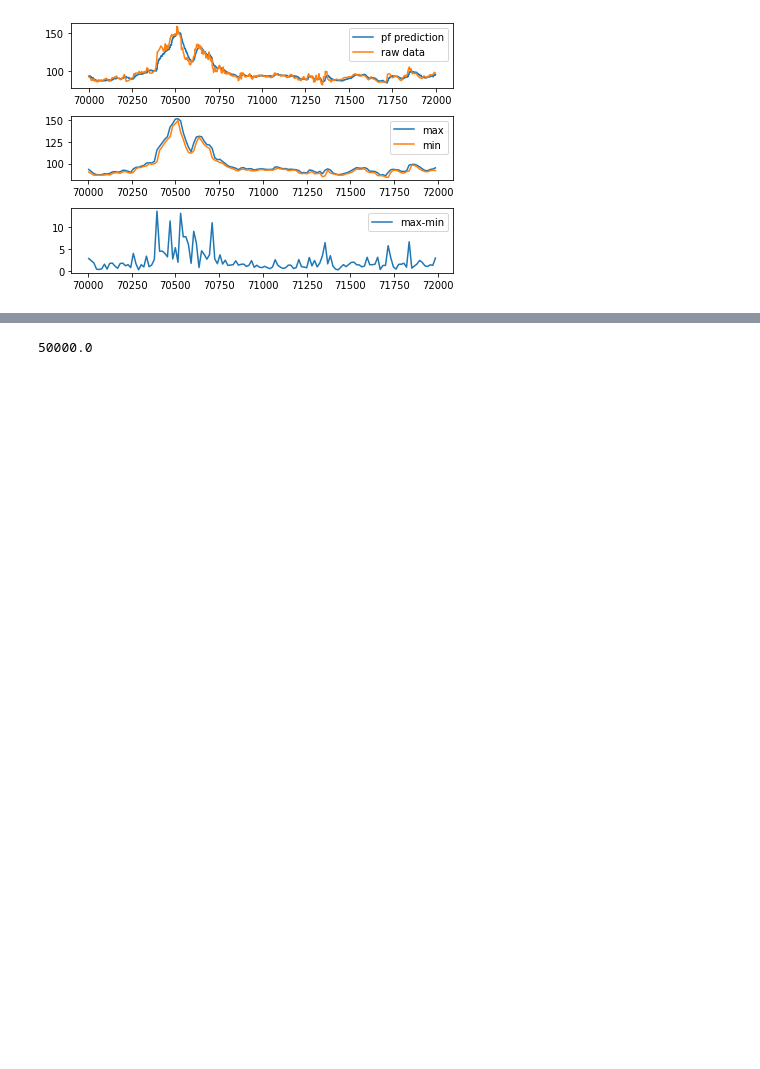
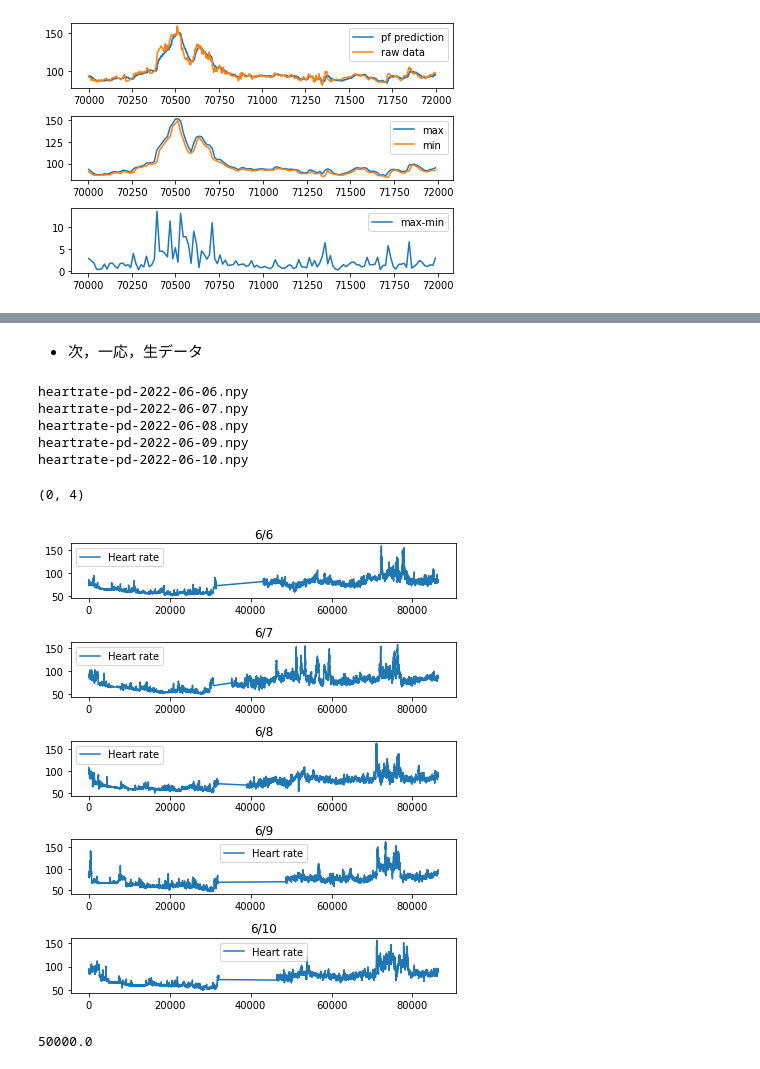
Before and after one commit to tullio/FitbitWebAPI, a Jupyter notebook: PF確認.ipynb, the cells around one changed output, grey strips where cells are left out. Drawn from its saved outputs; the diff is of its cells as text; code cells hidden in the pictures; blank space fills up the shorter version.

```diff
--- a/PF確認.ipynb
+++ b/PF確認.ipynb
@@ -66,3 +125,35 @@ fig.tight_layout()
+# %% [markdown]
+- 次，一応，生データ
+# %%
+import os
+start=6
+duration=5
+interval = range(start, start + duration)
+sleeppcs = np.empty((0, 4))
+index = 0
+fig = plt.figure(figsize=(6, 7))
+for i in interval:
+    filename = "heartrate-pd-2022-06-{:02d}.npy".format(i)
+    print(filename)
+    if os.path.exists(filename):
+        rawpc=np.load(filename).T
+
+    ax=fig.add_subplot(duration, 1, index+1)
+    ax.plot(rawpc[:, 0], rawpc[:, 1], label="Heart rate")
+
+    ax.legend()
+    ax.set_title("6/{}".format(i))
+    index += 1
+fig.tight_layout()
+sleeppcs.shape
+# %% [output]
+heartrate-pd-2022-06-06.npy
+heartrate-pd-2022-06-07.npy
+heartrate-pd-2022-06-08.npy
+heartrate-pd-2022-06-09.npy
+heartrate-pd-2022-06-10.npy
+(0, 4)
+[figure, added]
 # %%
 rawpf[start, 0]
 # %% [output]
```
Also changed, not shown: parts of 17 cells of this notebook, 3 other files.
